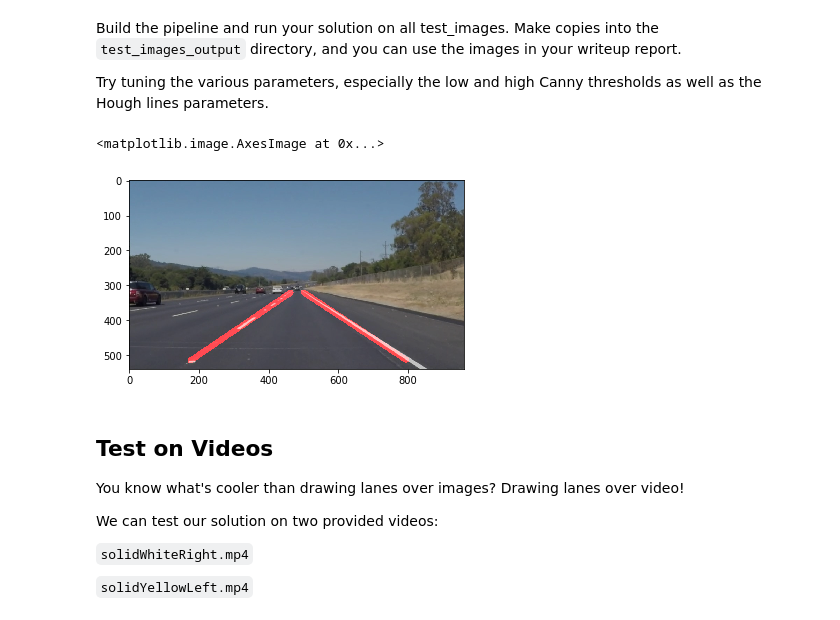
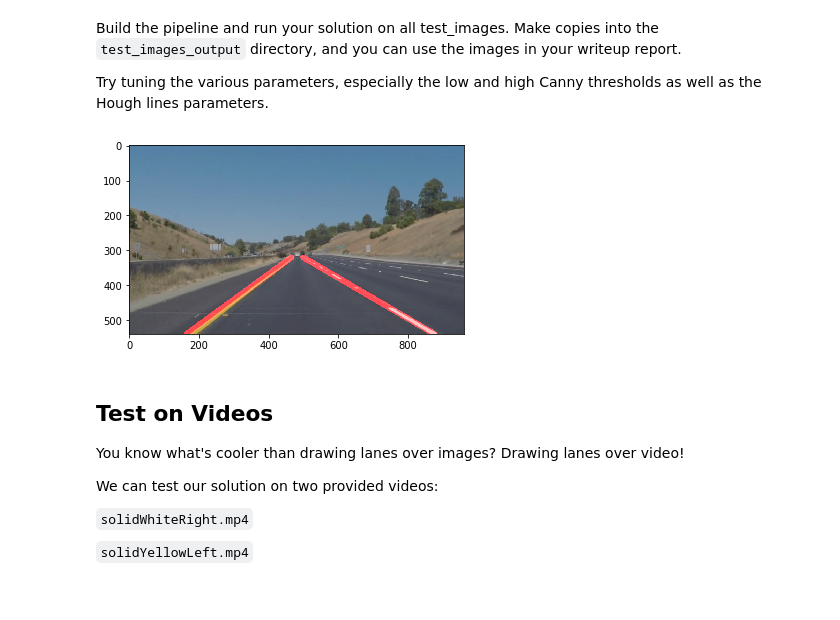
Before and after one commit to ajaysharma96/aks_car_lane, a Jupyter notebook: P1.ipynb, the cells around one changed output. Saved outputs shown, nothing was run; the diff lists cells and outputs as text; code cells hidden in the pictures.

Commit message:
made changes to draw line

```diff
--- a/P1.ipynb
+++ b/P1.ipynb
@@ -246,50 +262,51 @@ Try tuning the various parameters, especially the low and high Canny thresholds
 # %%
 # TODO: Build your pipeline that will draw lane lines on the test_images
 # then save them to the test_images directory.
 #importing some useful packages
 import matplotlib.pyplot as plt
 import matplotlib.image as mpimg
 import numpy as np
 import cv2
 import os
 %matplotlib inline
 
 
 img_list = os.listdir("test_images/")
+#print(img_list)
+#reading in an image
+for img in img_list:
+    if img[0:4] == 'outp':
+        continue
+    image = mpimg.imread("test_images/" + img)
+    gray = grayscale(image)  # get the grayscale image
+    #plt.imshow(gray)
+    kernel_size = 3
+    blur_gray = gaussian_blur(gray,kernel_size) #smooth edges
+    #plt.imshow(blur_gray)
+    low_threshold = 80
+    high_threshold = 160
+    edge_image = canny(blur_gray,low_threshold, high_threshold)
 
-#reading in an image
-#for img in img_list:
-image = mpimg.imread('test_images/solidWhiteRight.jpg')
-gray = grayscale(image)  # get the grayscale image
-#plt.imshow(gray)
-kernel_size = 3
-blur_gray = gaussian_blur(gray,kernel_size) #smooth edges
-#plt.imshow(blur_gray)
-low_threshold = 80
-high_threshold = 160
-edge_image = canny(blur_gray,low_threshold, high_threshold)
+    imshape = image.shape
+    vertices = np.array([[(0,imshape[0]),(450, 320), (500, 320), (imshape[1],imshape[0])]], dtype=np.int32)
+    masked_region = region_of_interest(edge_image, vertices)
+    #plt.imshow(edge_image, cmap='gray')
 
-imshape = image.shape
-vertices = np.array([[(0,imshape[0]),(450, 320), (500, 320), (imshape[1],imshape[0])]], dtype=np.int32)
-masked_region = region_of_interest(edge_image, vertices)
-#plt.imshow(edge_image, cmap='gray')
+    rho = 2 # distance resolution in pixels of the Hough grid
+    theta = np.pi/180 # angular resolution in radians of the Hough grid
+    threshold = 15     # minimum number of votes (intersections in Hough grid cell)
+    min_line_length = 5 #minimum number of pixels making up a line
+    max_line_gap = 15    # maximum gap in pixels between connectable line segments
 
-rho = 2 # distance resolution in pixels of the Hough grid
-theta = np.pi/180 # angular resolution in radians of the Hough grid
-threshold = 15     # minimum number of votes (intersections in Hough grid cell)
-min_line_length = 5 #minimum number of pixels making up a line
-max_line_gap = 15    # maximum gap in pixels between connectable line segments
+    line_image = hough_lines(masked_region, rho, theta, threshold, min_line_length, max_line_gap)
+    #plt.imshow(line_image)
+    #color_edges = np.dstack((edge_image, edge_image, edge_image))
 
-line_image = hough_lines(masked_region, rho, theta, threshold, min_line_length, max_line_gap)
-
-#color_edges = np.dstack((edge_image, edge_image, edge_image))
-
-line_edges = weighted_img(line_image, image, α=0.8, β=1., λ=0.)
-plt.imshow(line_edges)
-#mpimg.imsave('test_images/after-test-' + img, line_edges)
+    line_edges = weighted_img(line_image, image, α=0.8, β=1., λ=0.)
+    plt.imshow(line_edges)
+    mpimg.imsave("test_images/output" + img, line_edges)
 # %% [output]
-<matplotlib.image.AxesImage at 0x...>
-[figure, old version]
+[figure, new version]
 # %% [markdown]
 ## Test on Videos
 
```
Also changed, not shown: parts of 7 cells of this notebook, 8 other files.
